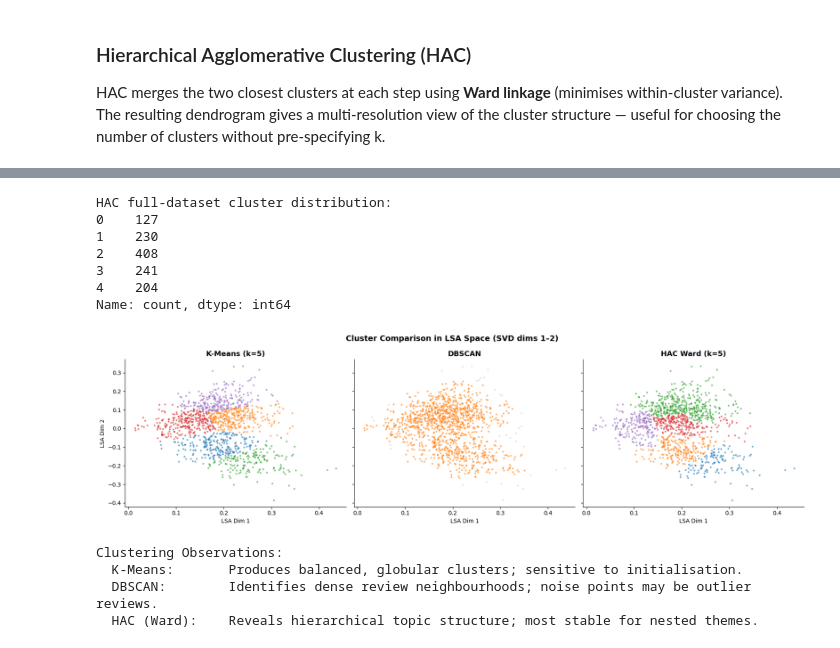
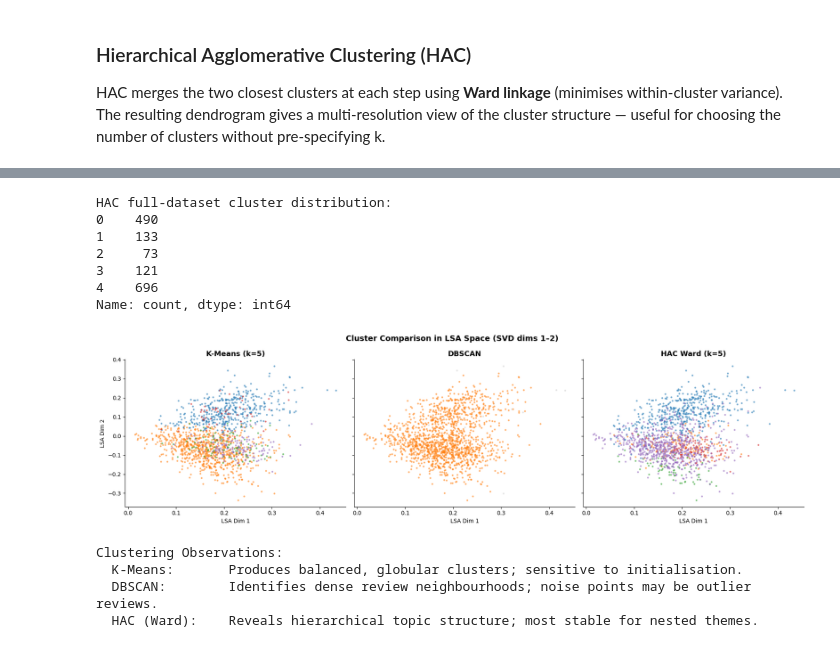
Before and after one commit to TheDetective14/helpful-review-identifier, a Jupyter notebook: data_processing_clustering.ipynb, the cells around one changed output, grey strips where cells are left out. Cells and saved outputs as stored; diff of their text form; code cells hidden in the pictures.

```diff
--- a/data_processing_clustering.ipynb
+++ b/data_processing_clustering.ipynb
@@ -288,9 +501,7 @@ Three complementary clustering paradigms are applied to the LSA-reduced space:
 # %%
 # Clustering semantic features
 kmeans = KMeans(n_clusters=5, random_state=42, n_init=10)
-clusters_km = kmeans.fit_predict(truncated_lsa_train)
-df_train['cluster_kmeans'] = clusters_km
-df_train.head()
+clusters_km = kmeans.fit_predict(truncated_lsa)
 
 print("K-Means cluster distribution:")
 print(pd.Series(clusters_km).value_counts().sort_index())
@@ -312,8 +523,8 @@ The `eps` (neighbourhood radius) is estimated from the k-NN distance plot.
 # ── DBSCAN: Estimate eps via k-NN distance plot ───────────────────────────────
 
 k = 5
-nbrs = NearestNeighbors(n_neighbors=k, algorithm='ball_tree').fit(truncated_lsa_train)
-distances, _ = nbrs.kneighbors(truncated_lsa_train)
+nbrs = NearestNeighbors(n_neighbors=k, algorithm='ball_tree').fit(truncated_lsa)
+distances, _ = nbrs.kneighbors(truncated_lsa)
 knn_dists = np.sort(distances[:, k-1])
 
 fig, ax = plt.subplots(figsize=(10, 4))
@@ -335,8 +546,7 @@ Estimated eps (5th percentile of 5-NN distances): 0.0242
 # %%
 # ── Run DBSCAN ───────────────────────────────────────────────────────────────
 dbscan = DBSCAN(eps=eps_est, min_samples=5, metric='euclidean', n_jobs=-1)
-clusters_db = dbscan.fit_predict(truncated_lsa_train)
-df_train['cluster_dbscan'] = clusters_db
+clusters_db = dbscan.fit_predict(truncated_lsa)
 
 n_clusters_db = len(set(clusters_db)) - (1 if -1 in clusters_db else 0)
 n_noise_db    = (clusters_db == -1).sum()
@@ -391,56 +601,54 @@ Name: count, dtype: int64
 # %%
 # Apply HAC to full dataset via linkage on full matrix
 MAX_HAC_ROWS = 10_000
-if len(truncated_lsa_train) > MAX_HAC_ROWS:
-    print(f"Dataset too large for full HAC linkage ({len(truncated_lsa_train)} rows); skipping full HAC clustering.")
+if len(truncated_lsa) > MAX_HAC_ROWS:
+    print(f"Dataset too large for full HAC linkage ({len(truncated_lsa)} rows); skipping full HAC clustering.")
 else:
-    Z_full = linkage(truncated_lsa_train, method='ward', metric='euclidean')
+    Z_full = linkage(truncated_lsa, method='ward', metric='euclidean')
     clusters_hac = fcluster(Z_full, t=5, criterion='maxclust') - 1  # 0-indexed
-
-df_train['cluster_hac'] = clusters_hac
 
 print("HAC full-dataset cluster distribution:")
 print(pd.Series(clusters_hac).value_counts().sort_index())
 # %% [output]
 HAC full-dataset cluster distribution:
-0    127
-1    230
-2    408
-3    241
-4    204
+0    490
+1    133
+2     73
+3    121
+4    696
 Name: count, dtype: int64
 # %%
 # ── 2-D projection (SVD dim 0 vs dim 1) coloured by each method ───────────────
 fig, axes = plt.subplots(1, 3, figsize=(18, 5), sharex=True, sharey=True)
 palette = sns.color_palette('tab10', 10)
 
 for ax, (labels, title) in zip(axes, [
     (clusters_km,  'K-Means (k=5)'),
     (clusters_db,  'DBSCAN'),
     (clusters_hac, 'HAC Ward (k=5)'),
 ]):
     unique = sorted(set(labels))
     for i, lbl in enumerate(unique):
         mask = labels == lbl
         color = 'lightgray' if lbl == -1 else palette[i % 10]
         lname = 'Noise' if lbl == -1 else f'Cluster {lbl}'
-        ax.scatter(truncated_lsa_train[mask, 0], truncated_lsa_train[mask, 1],
+        ax.scatter(truncated_lsa[mask, 0], truncated_lsa[mask, 1],
                    color=color, s=5, alpha=0.5, label=lname)
     ax.set_title(title, fontsize=13, weight='bold')
     ax.set_xlabel('LSA Dim 1')
     ax.spines[['top', 'right']].set_visible(False)
 
 axes[0].set_ylabel('LSA Dim 2')
 plt.suptitle('Cluster Comparison in LSA Space (SVD dims 1–2)', fontsize=14, weight='bold')
 plt.tight_layout()
 plt.show()
 
 print("Clustering Observations:")
 print("  K-Means:       Produces balanced, globular clusters; sensitive to initialisation.")
 print("  DBSCAN:        Identifies dense review neighbourhoods; noise points may be outlier reviews.")
 print("  HAC (Ward):    Reveals hierarchical topic structure; most stable for nested themes.")
 # %% [output]
-[figure, old version]
+[figure, new version]
 Clustering Observations:
   K-Means:       Produces balanced, globular clusters; sensitive to initialisation.
   DBSCAN:        Identifies dense review neighbourhoods; noise points may be outlier reviews.
```
Also changed, not shown: parts of 23 cells of this notebook, 3 other files.
